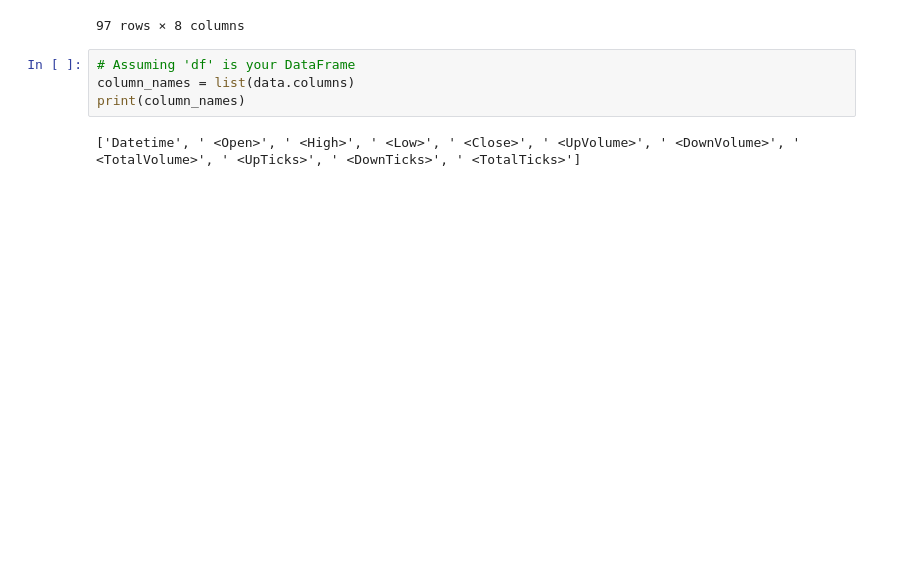
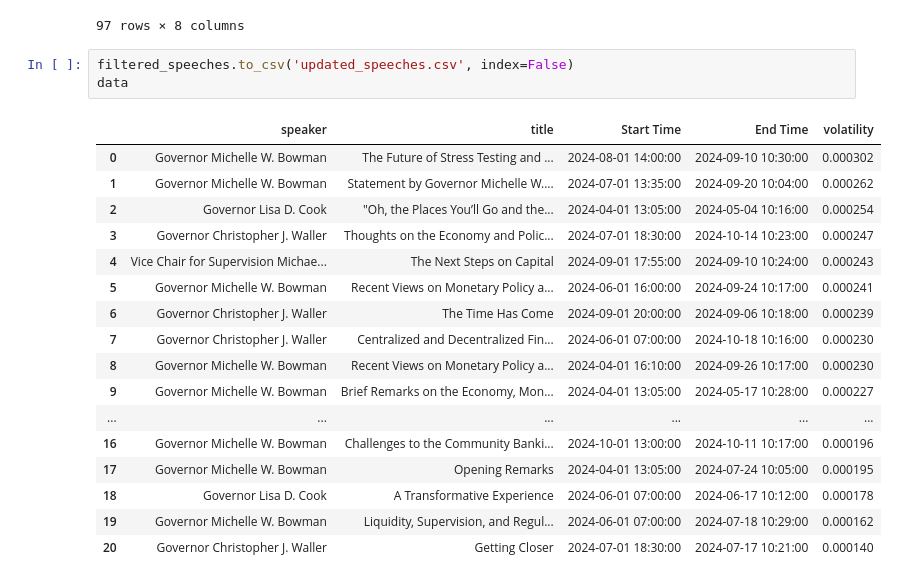
Before and after one commit to blackswan-quants/cb-impact-nlps, a Jupyter notebook: volatility2024.ipynb, the cells around one changed output. Drawn from its saved outputs; the diff is of its cells as text; blank space fills up the shorter version.

```diff
--- a/volatility2024.ipynb
+++ b/volatility2024.ipynb
@@ -102,9 +102,24 @@ See the caveats in the documentation: https://pandas.pydata.org/pandas-docs/stab
 | 1151 | 2024-01-08 | Governor Michelle W. Bowman | New Year’s Resolutions for Bank R... | /newsevents/speech/bowman20240108... | It is a pleasure to join you this... | 2024-01-08 10:00:00 | 28.0 | 2024-01-08 10:28:00 |
 97 rows × 8 columns
 # %%
-# Assuming 'df' is your DataFrame
-column_names = list(data.columns)
-print(column_names)
+filtered_speeches.to_csv('updated_speeches.csv', index=False)
+data
 # %% [output]
-['Datetime', ' <Open>', ' <High>', ' <Low>', ' <Close>', ' <UpVolume>', ' <DownVolume>', ' <TotalVolume>', ' <UpTicks>', ' <DownTicks>', ' <TotalTicks>']
+|  | speaker | title | Start Time | End Time | volatility |
+| 0 | Governor Michelle W. Bowman | The Future of Stress Testing and ... | 2024-08-01 14:00:00 | 2024-09-10 10:30:00 | 0.000302 |
+| 1 | Governor Michelle W. Bowman | Statement by Governor Michelle W.... | 2024-07-01 13:35:00 | 2024-09-20 10:04:00 | 0.000262 |
+| 2 | Governor Lisa D. Cook | "Oh, the Places You’ll Go and the... | 2024-04-01 13:05:00 | 2024-05-04 10:16:00 | 0.000254 |
+| 3 | Governor Christopher J. Waller | Thoughts on the Economy and Polic... | 2024-07-01 18:30:00 | 2024-10-14 10:23:00 | 0.000247 |
+| 4 | Vice Chair for Supervision Michae... | The Next Steps on Capital | 2024-09-01 17:55:00 | 2024-09-10 10:24:00 | 0.000243 |
+| 5 | Governor Michelle W. Bowman | Recent Views on Monetary Policy a... | 2024-06-01 16:00:00 | 2024-09-24 10:17:00 | 0.000241 |
+| 6 | Governor Christopher J. Waller | The Time Has Come | 2024-09-01 20:00:00 | 2024-09-06 10:18:00 | 0.000239 |
+| 7 | Governor Christopher J. Waller | Centralized and Decentralized Fin... | 2024-06-01 07:00:00 | 2024-10-18 10:16:00 | 0.000230 |
+| 8 | Governor Michelle W. Bowman | Recent Views on Monetary Policy a... | 2024-04-01 16:10:00 | 2024-09-26 10:17:00 | 0.000230 |
+| 9 | Governor Michelle W. Bowman | Brief Remarks on the Economy, Mon... | 2024-04-01 13:05:00 | 2024-05-17 10:28:00 | 0.000227 |
+| ... | ... | ... | ... | ... | ... |
+| 16 | Governor Michelle W. Bowman | Challenges to the Community Banki... | 2024-10-01 13:00:00 | 2024-10-11 10:17:00 | 0.000196 |
+| 17 | Governor Michelle W. Bowman | Opening Remarks | 2024-04-01 13:05:00 | 2024-07-24 10:05:00 | 0.000195 |
+| 18 | Governor Lisa D. Cook | A Transformative Experience | 2024-06-01 07:00:00 | 2024-06-17 10:12:00 | 0.000178 |
+| 19 | Governor Michelle W. Bowman | Liquidity, Supervision, and Regul... | 2024-06-01 07:00:00 | 2024-07-18 10:29:00 | 0.000162 |
+| 20 | Governor Christopher J. Waller | Getting Closer | 2024-07-01 18:30:00 | 2024-07-17 10:21:00 | 0.000140 |
 # %%
```
Also changed, not shown: parts of 3 cells of this notebook, 6 other files.
